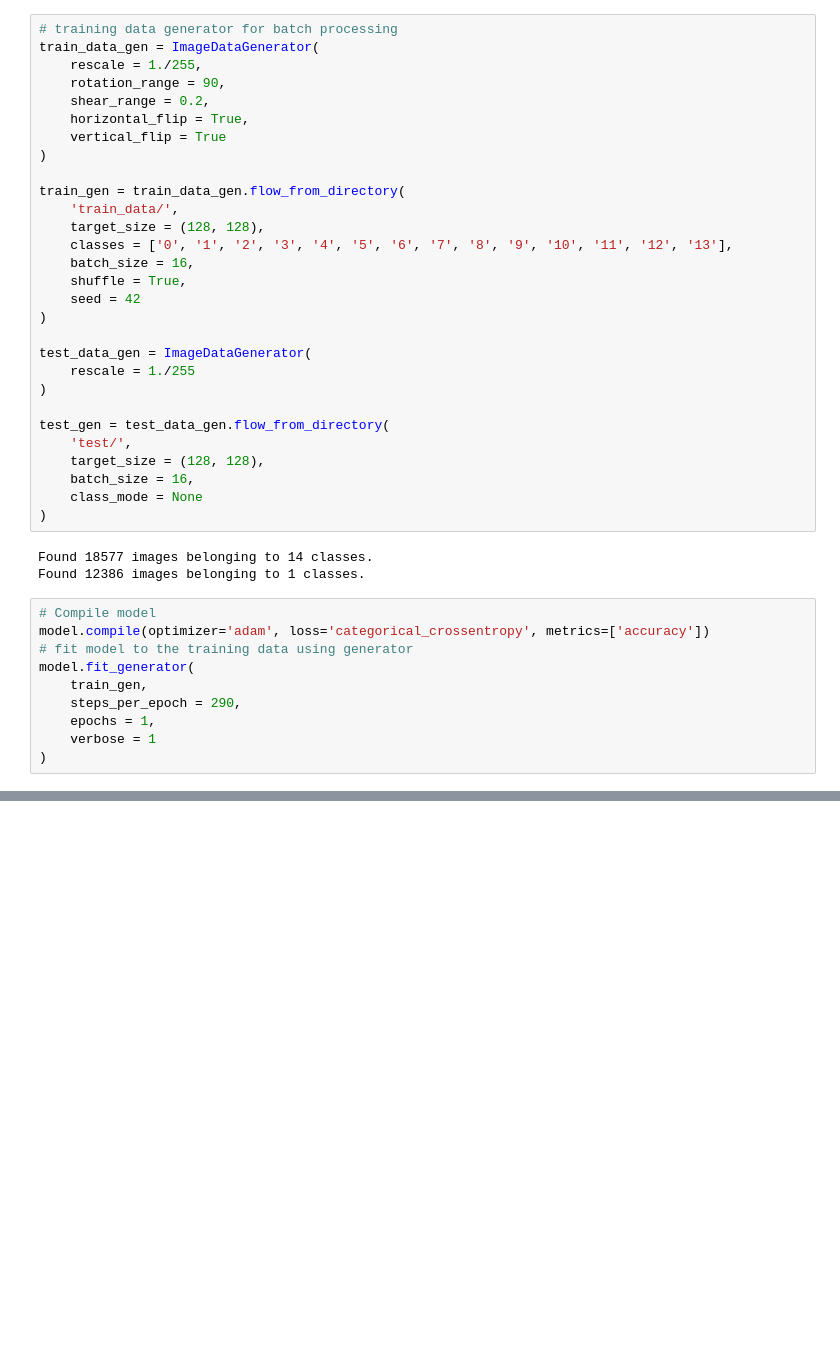
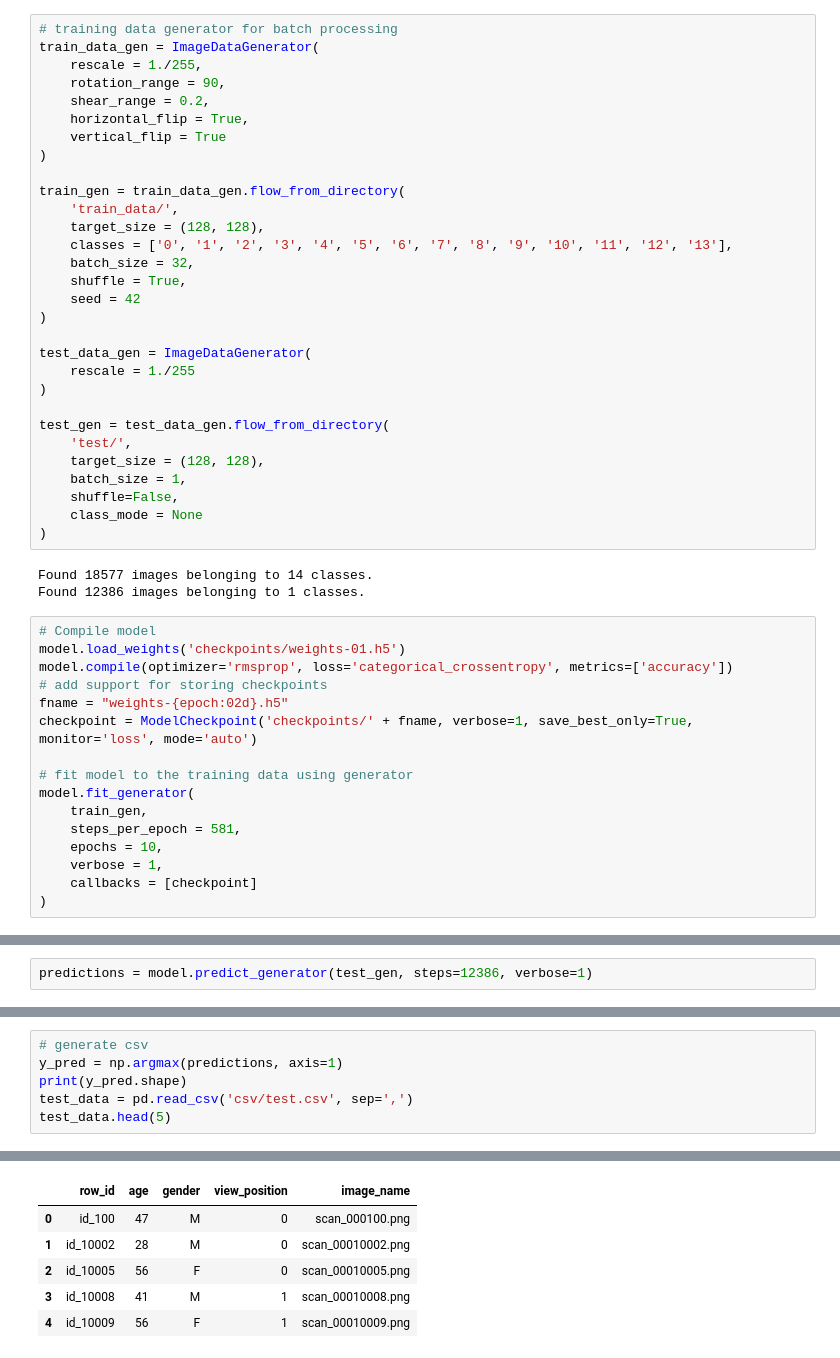
Before and after one commit to Ram81/Thorax_Disease_Classification, a Jupyter notebook: CNN.ipynb, the cells around one changed output, grey strips where cells are left out. Saved outputs shown, nothing was run; the diff lists cells and outputs as text; blank space fills up the shorter version.

Commit message:
Add Updated Model

```diff
--- a/CNN.ipynb
+++ b/CNN.ipynb
@@ -111,7 +112,7 @@ train_gen = train_data_gen.flow_from_directory(
     'train_data/',
     target_size = (128, 128),
     classes = ['0', '1', '2', '3', '4', '5', '6', '7', '8', '9', '10', '11', '12', '13'],
-    batch_size = 16,
+    batch_size = 32,
     shuffle = True,
     seed = 42
 )
@@ -123,7 +124,8 @@ test_data_gen = ImageDataGenerator(
 test_gen = test_data_gen.flow_from_directory(
     'test/',
     target_size = (128, 128),
-    batch_size = 16,
+    batch_size = 1,
+    shuffle=False,
     class_mode = None
 )
 # %% [output]
@@ -131,12 +133,18 @@ Found 18577 images belonging to 14 classes.
 Found 12386 images belonging to 1 classes.
 # %%
 # Compile model
-model.compile(optimizer='adam', loss='categorical_crossentropy', metrics=['accuracy'])
+model.load_weights('checkpoints/weights-01.h5')
+model.compile(optimizer='rmsprop', loss='categorical_crossentropy', metrics=['accuracy'])
+# add support for storing checkpoints
+fname = "weights-{epoch:02d}.h5"
+checkpoint = ModelCheckpoint('checkpoints/' + fname, verbose=1, save_best_only=True, monitor='loss', mode='auto')
+
 # fit model to the training data using generator
 model.fit_generator(
     train_gen,
-    steps_per_epoch = 290,
-    epochs = 1,
-    verbose = 1
+    steps_per_epoch = 581,
+    epochs = 10,
+    verbose = 1,
+    callbacks = [checkpoint]
 )
 # %% [output]
@@ -144,0 +156,2 @@ KeyboardInterrupt:
+# %%
+predictions = model.predict_generator(test_gen, steps=12386, verbose=1)
@@ -144,0 +164,7 @@ KeyboardInterrupt:
+# %%
+# generate csv
+y_pred = np.argmax(predictions, axis=1)
+print(y_pred.shape)
+test_data = pd.read_csv('csv/test.csv', sep=',')
+test_data.head(5)
+# %% [output]
@@ -144,0 +172,6 @@ KeyboardInterrupt:
+|  | row_id | age | gender | view_position | image_name |
+| 0 | id_100 | 47 | M | 0 | scan_000100.png |
+| 1 | id_10002 | 28 | M | 0 | scan_00010002.png |
+| 2 | id_10005 | 56 | F | 0 | scan_00010005.png |
+| 3 | id_10008 | 41 | M | 1 | scan_00010008.png |
+| 4 | id_10009 | 56 | F | 1 | scan_00010009.png |
```
Also changed, not shown: parts of 10 cells of this notebook.
